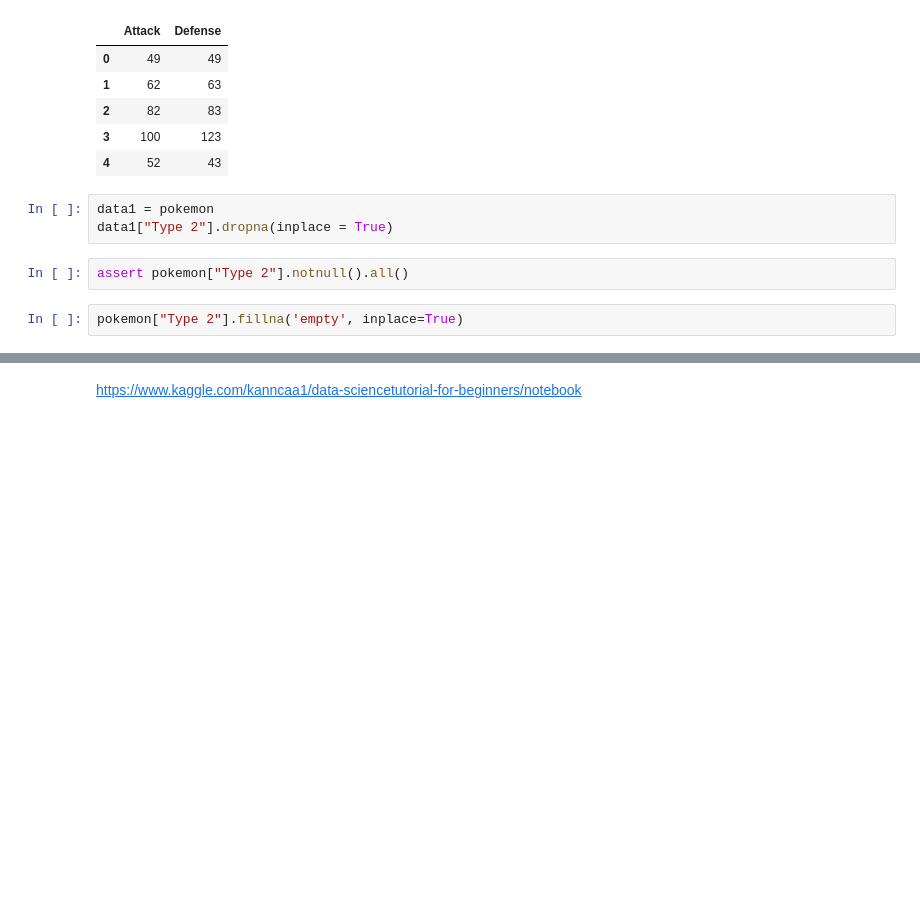
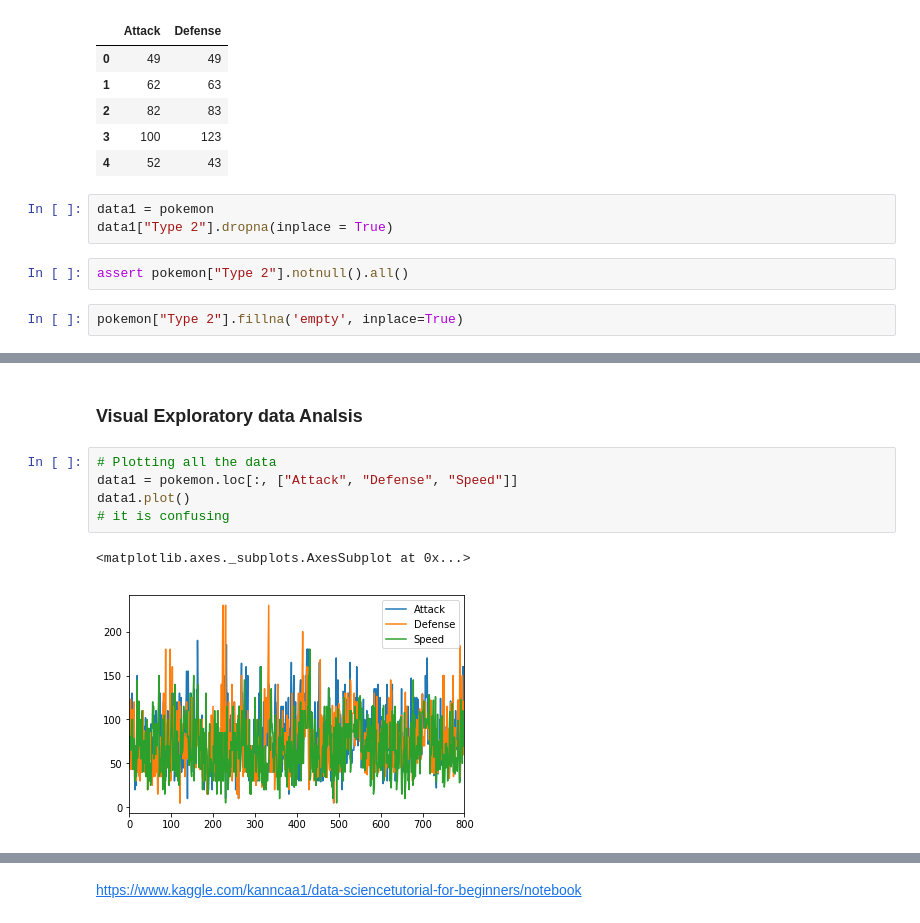
Before and after one commit to AmirSarrafzadeh/Pokemon-Dataset, a Jupyter notebook: Pokemon-Weedle's-Cave.ipynb, the cells around one changed output, grey strips where cells are left out. Cells and saved outputs as stored; diff of their text form; blank space fills up the shorter version.

```diff
--- a/Pokemon-Weedle's-Cave.ipynb
+++ b/Pokemon-Weedle's-Cave.ipynb
@@ -398,0 +432,10 @@ pokemon["Type 2"].fillna('empty', inplace=True)
+# %% [markdown]
+### Visual Exploratory data Analsis
+# %%
+# Plotting all the data
+data1 = pokemon.loc[:, ["Attack", "Defense", "Speed"]]
+data1.plot()
+# it is confusing
+# %% [output]
+<matplotlib.axes._subplots.AxesSubplot at 0x...>
+[figure, added]
```
Also changed, not shown: parts of 15 cells of this notebook.
